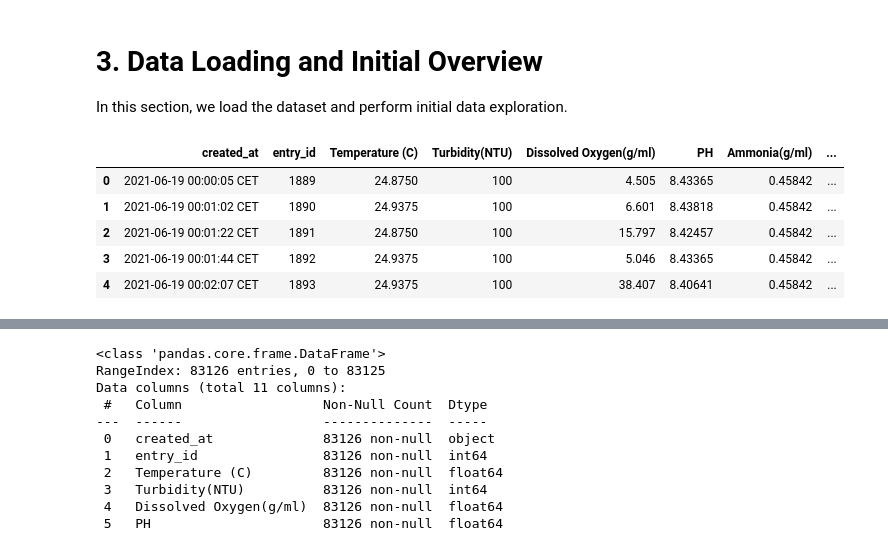
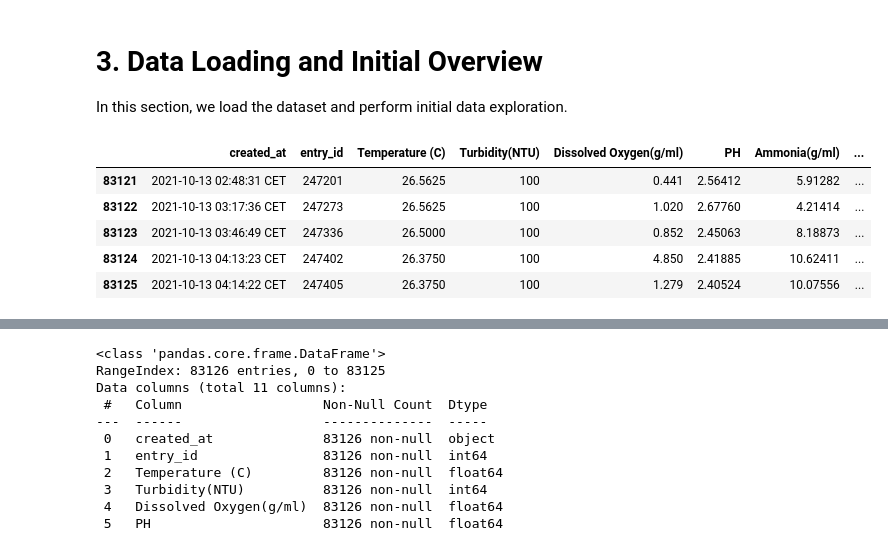
Before and after one commit to apadin-usd/AAI-530-04-Final-Project-Group-4, a Jupyter notebook: notebook/IoT-Based Aquaponics Fish Pond System.ipynb, the cells around one changed output, grey strips where cells are left out. Saved outputs shown, nothing was run; the diff lists cells and outputs as text; code cells hidden in the pictures.

```diff
--- a/notebook/IoT-Based Aquaponics Fish Pond System.ipynb
+++ b/notebook/IoT-Based Aquaponics Fish Pond System.ipynb
@@ -61,11 +61,11 @@ In this section, we load the dataset and perform initial data exploration.
 # %%
 # load IoT dataset
 pond1_raw = pd.read_csv('data/archive/IoTPond1.csv')
-pond1_raw.head()
+pond1_raw.tail()
 # %% [output]
 |  | created_at | entry_id | Temperature (C) | Turbidity(NTU) | Dissolved Oxygen(g/ml) | PH | Ammonia(g/ml) | ... |
-| 0 | 2021-06-19 00:00:05 CET | 1889 | 24.8750 | 100 | 4.505 | 8.43365 | 0.45842 | ... |
-| 1 | 2021-06-19 00:01:02 CET | 1890 | 24.9375 | 100 | 6.601 | 8.43818 | 0.45842 | ... |
-| 2 | 2021-06-19 00:01:22 CET | 1891 | 24.8750 | 100 | 15.797 | 8.42457 | 0.45842 | ... |
-| 3 | 2021-06-19 00:01:44 CET | 1892 | 24.9375 | 100 | 5.046 | 8.43365 | 0.45842 | ... |
-| 4 | 2021-06-19 00:02:07 CET | 1893 | 24.9375 | 100 | 38.407 | 8.40641 | 0.45842 | ... |
+| 83121 | 2021-10-13 02:48:31 CET | 247201 | 26.5625 | 100 | 0.441 | 2.56412 | 5.91282 | ... |
+| 83122 | 2021-10-13 03:17:36 CET | 247273 | 26.5625 | 100 | 1.020 | 2.67760 | 4.21414 | ... |
+| 83123 | 2021-10-13 03:46:49 CET | 247336 | 26.5000 | 100 | 0.852 | 2.45063 | 8.18873 | ... |
+| 83124 | 2021-10-13 04:13:23 CET | 247402 | 26.3750 | 100 | 4.850 | 2.41885 | 10.62411 | ... |
+| 83125 | 2021-10-13 04:14:22 CET | 247405 | 26.3750 | 100 | 1.279 | 2.40524 | 10.07556 | ... |
```
Also changed, not shown: parts of 20 cells of this notebook.
